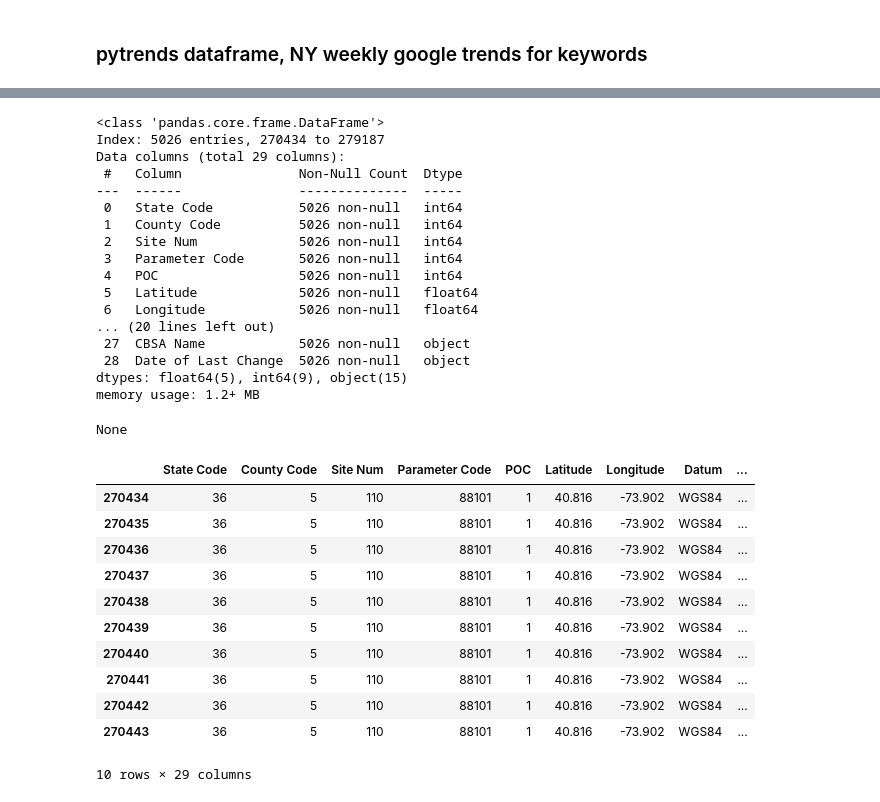
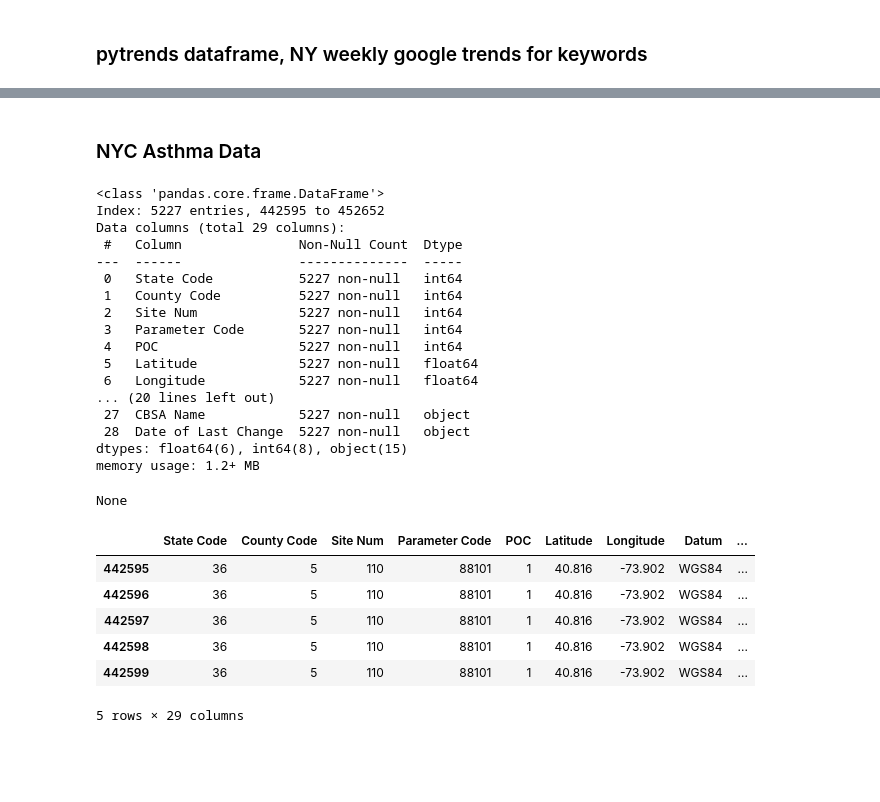
Before and after one commit to vrpperez7/Google-Trends-and-PM2.5-Forecasting-Analysis, a Jupyter notebook: notebooks/EDA.ipynb, the cells around one changed output, grey strips where cells are left out. Cells and saved outputs as stored; diff of their text form; code cells hidden in the pictures; blank space fills up the shorter version.

```diff
--- a/notebooks/EDA.ipynb
+++ b/notebooks/EDA.ipynb
@@ -52,5 +45,5 @@ trendsdf.head(10)
 # %%
 # using zipfile module as MAC seems to add an additional csv file when zipping a csv
-with zipfile.ZipFile('../data/AQI_Geo.zip') as z:
-    with z.open('AQI_Geo.csv') as f:
+with zipfile.ZipFile('../data/AQI_Geo2024.zip') as z:
+    with z.open('AQI_Geo2024.csv') as f:
         asthmadf = pd.read_csv(f)
@@ -57,39 +122,36 @@ with zipfile.ZipFile('../data/AQI_Geo.zip') as z:
+# %% [markdown]
+### NYC Asthma Data
 # %%
 # filtered dataframe to be just for new york city
-asthmadf = asthmadf[(asthmadf['State Name'] == 'New York') & (asthmadf['City Name'] == 'New York')]
+nyasthmadf = asthmadf[(asthmadf['State Name'] == 'New York') & (asthmadf['City Name'] == 'New York')]
 # %%
-display(asthmadf.info())
+display(nyasthmadf.info())
 # %% [output]
 <class 'pandas.core.frame.DataFrame'>
-Index: 5026 entries, 270434 to 279187
+Index: 5227 entries, 442595 to 452652
 Data columns (total 29 columns):
  #   Column               Non-Null Count  Dtype
 ---  ------               --------------  -----
- 0   State Code           5026 non-null   int64
- 1   County Code          5026 non-null   int64
- 2   Site Num             5026 non-null   int64
- 3   Parameter Code       5026 non-null   int64
- 4   POC                  5026 non-null   int64
- 5   Latitude             5026 non-null   float64
- 6   Longitude            5026 non-null   float64
+ 0   State Code           5227 non-null   int64
+ 1   County Code          5227 non-null   int64
+ 2   Site Num             5227 non-null   int64
+ 3   Parameter Code       5227 non-null   int64
+ 4   POC                  5227 non-null   int64
+ 5   Latitude             5227 non-null   float64
+ 6   Longitude            5227 non-null   float64
 ... (20 lines left out)
- 27  CBSA Name            5026 non-null   object
- 28  Date of Last Change  5026 non-null   object
-dtypes: float64(5), int64(9), object(15)
+ 27  CBSA Name            5227 non-null   object
+ 28  Date of Last Change  5227 non-null   object
+dtypes: float64(6), int64(8), object(15)
 memory usage: 1.2+ MB
 None
 # %%
-display(asthmadf.head(10))
+display(nyasthmadf.head(5))
 # %% [output]
 |  | State Code | County Code | Site Num | Parameter Code | POC | Latitude | Longitude | Datum | ... |
-| 270434 | 36 | 5 | 110 | 88101 | 1 | 40.816 | -73.902 | WGS84 | ... |
-| 270435 | 36 | 5 | 110 | 88101 | 1 | 40.816 | -73.902 | WGS84 | ... |
-| 270436 | 36 | 5 | 110 | 88101 | 1 | 40.816 | -73.902 | WGS84 | ... |
-| 270437 | 36 | 5 | 110 | 88101 | 1 | 40.816 | -73.902 | WGS84 | ... |
-| 270438 | 36 | 5 | 110 | 88101 | 1 | 40.816 | -73.902 | WGS84 | ... |
-| 270439 | 36 | 5 | 110 | 88101 | 1 | 40.816 | -73.902 | WGS84 | ... |
-| 270440 | 36 | 5 | 110 | 88101 | 1 | 40.816 | -73.902 | WGS84 | ... |
-| 270441 | 36 | 5 | 110 | 88101 | 1 | 40.816 | -73.902 | WGS84 | ... |
-| 270442 | 36 | 5 | 110 | 88101 | 1 | 40.816 | -73.902 | WGS84 | ... |
-| 270443 | 36 | 5 | 110 | 88101 | 1 | 40.816 | -73.902 | WGS84 | ... |
+| 442595 | 36 | 5 | 110 | 88101 | 1 | 40.816 | -73.902 | WGS84 | ... |
+| 442596 | 36 | 5 | 110 | 88101 | 1 | 40.816 | -73.902 | WGS84 | ... |
+| 442597 | 36 | 5 | 110 | 88101 | 1 | 40.816 | -73.902 | WGS84 | ... |
+| 442598 | 36 | 5 | 110 | 88101 | 1 | 40.816 | -73.902 | WGS84 | ... |
+| 442599 | 36 | 5 | 110 | 88101 | 1 | 40.816 | -73.902 | WGS84 | ... |
-10 rows × 29 columns
+5 rows × 29 columns
```
Also changed, not shown: parts of 18 cells of this notebook.
